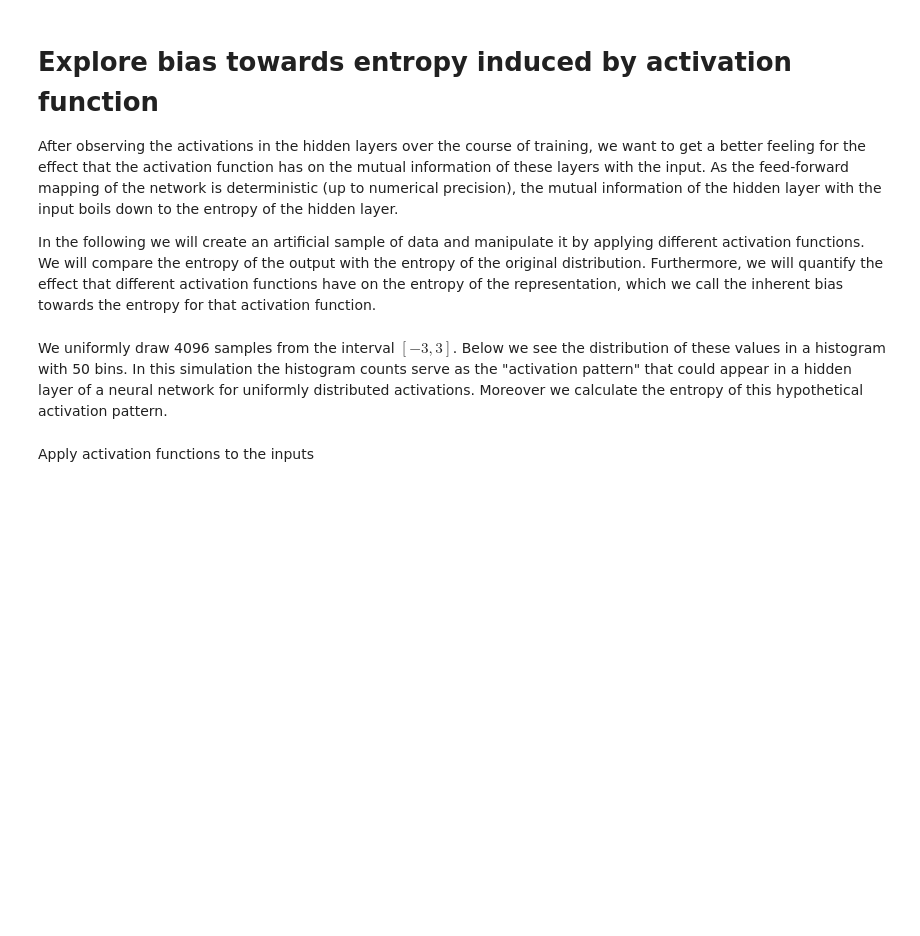
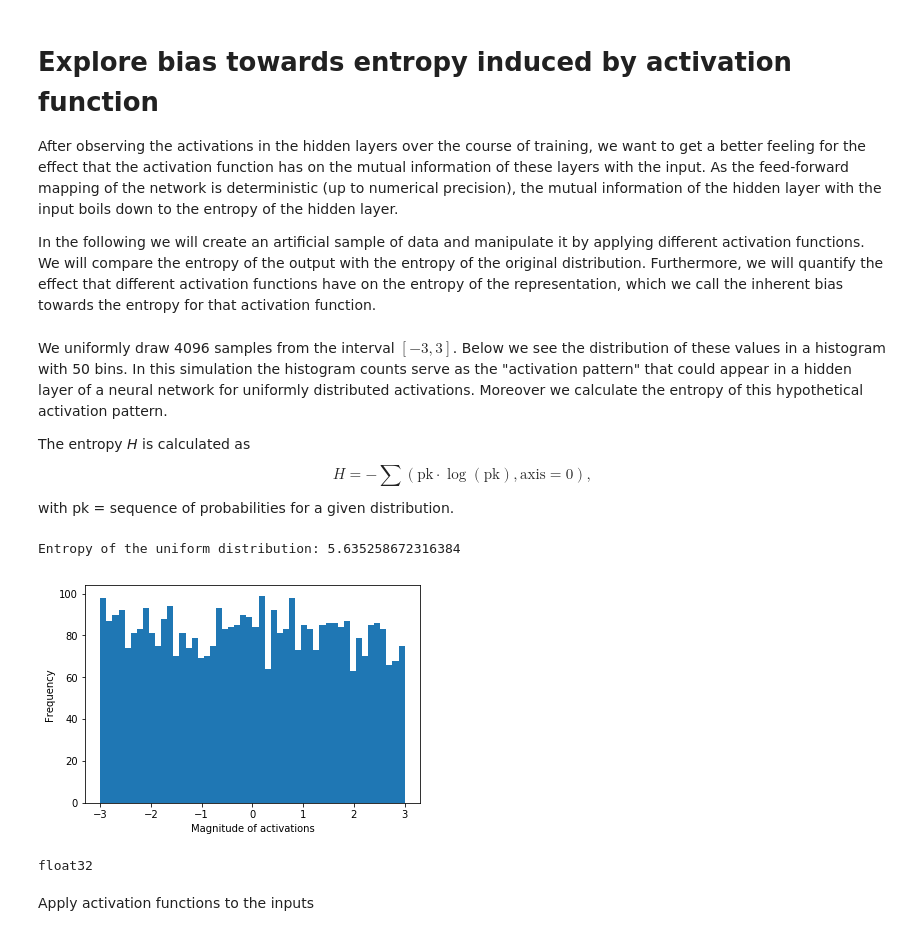
Before and after one commit to neuroinfo-os/deep-bottleneck, a Jupyter notebook: docs/experiments/9.analyze_entropy.ipynb, the cells around one changed output. Saved outputs shown, nothing was run; the diff lists cells and outputs as text; code cells hidden in the pictures; blank space fills up the shorter version.

```diff
--- a/docs/experiments/9.analyze_entropy.ipynb
+++ b/docs/experiments/9.analyze_entropy.ipynb
@@ -15,14 +15,21 @@ tf.enable_eager_execution()
 # %% [markdown]
 We uniformly draw 4096 samples from the interval $[-3, 3]$. Below we see the distribution of these values in a histogram with 50 bins. In this simulation the histogram counts serve as the "activation pattern" that could appear in a hidden layer of a neural network for uniformly distributed activations. Moreover we calculate the entropy of this hypothetical activation pattern.
+
+The entropy *H* is calculated as $$\textit{H} = -\sum(\text{pk} \cdot \log(\text{pk}), \text{axis}=0), $$
+
+with pk = sequence of probabilities for a given distribution.
 # %%
 number_of_samples = 4096
-uniform = np.random.uniform(-3, 3, (number_of_samples,))
+uniform = np.random.uniform(-3, 3, (number_of_samples,)).astype(np.float32)
 uniform_hist, _, _ = plt.hist(uniform, bins=50)
 entropy_uniform_dist = stats.entropy(uniform_hist, base=2)
 print(f'Entropy of the uniform distribution: {entropy_uniform_dist}')
 plt.xlabel("Magnitude of activations")
 plt.ylabel("Frequency")
 plt.show()
+# %% [output]
+Entropy of the uniform distribution: 5.635258672316384
+[figure, added]
 # %%
 def hard_sigmoid(x):
     lower_bound = -2.5
@@ -37,6 +44,9 @@ def linear(x):
 
 activation_functions = [tf.nn.sigmoid, tf.nn.tanh, tf.nn.relu, tf.nn.softsign, tf.nn.softplus, hard_sigmoid,
                        tf.nn.selu, tf.nn.relu6, tf.nn.elu, tf.nn.leaky_relu, linear]
+print(uniform.dtype)
+# %% [output]
+float32
 # %% [markdown]
 Apply activation functions to the inputs
 # %%
```
Also changed, not shown: parts of 8 cells of this notebook.
